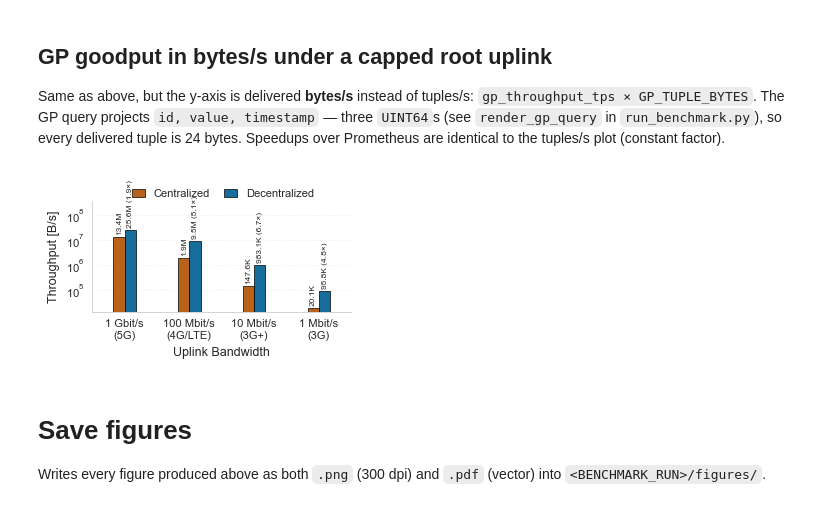
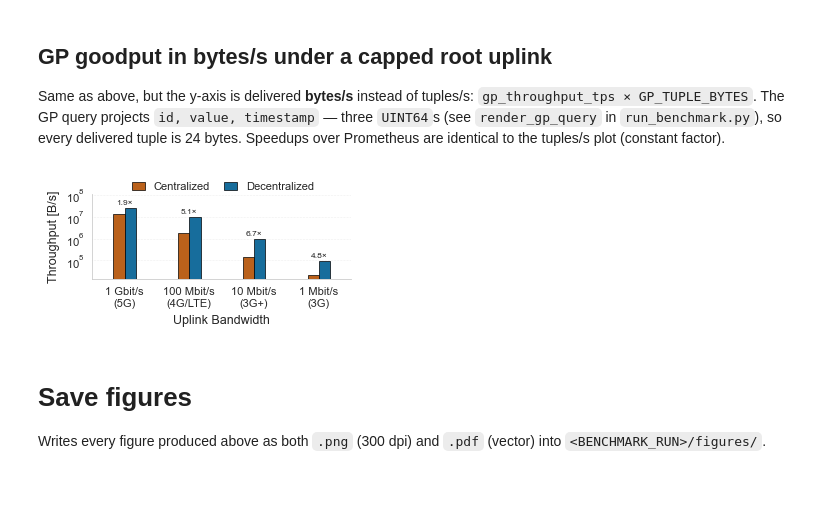
Before and after one commit to ESPAT-Orga/nebulastream-espat, a Jupyter notebook: scripts/benchmarking/distributed_statistic_collection/plots/DistributedStatisticCollection.ipynb, the cells around one changed output. Drawn from its saved outputs; the diff is of its cells as text; code cells hidden in the pictures.

```diff
--- a/scripts/benchmarking/distributed_statistic_collection/plots/DistributedStatisticCollection.ipynb
+++ b/scripts/benchmarking/distributed_statistic_collection/plots/DistributedStatisticCollection.ipynb
@@ -22,6 +22,7 @@ import glob
 import os
 
 import matplotlib.pyplot as plt
+from matplotlib.ticker import LogLocator
 import pandas as pd
 import seaborn as sns
 
@@ -45,6 +46,9 @@ PAPER_RC = {
 
 # Column widths in inches: single column and full width of a two-column layout.
 COL_W, FULL_W = 3.3, 7.0
+# Panel height in inches. Kept well under COL_W: these are wide-and-short bar panels sitting in a
+# two-column layout, and a taller box only stretches the whitespace between the bars and the labels.
+PANEL_H = 1.7
 BAR_WIDTH = 0.35  # narrow bars: grouped bars read as pairs, not slabs
 
 # Two methods compared: WEAVE (our integrated edge path `local`, blue/solid) vs the SOTA
@@ -163,7 +167,7 @@ if summary is None:
 else:
     shown = summary[summary["variant"].isin(VARIANT_ORDER)]
     with sns.plotting_context("paper", rc=PAPER_RC):
-        fig, ax = plt.subplots(figsize=(COL_W, 1.9))
+        fig, ax = plt.subplots(figsize=(COL_W, PANEL_H))
         sns.barplot(
             data=shown,
             x="topology",
@@ -178,6 +182,9 @@ else:
             ax=ax,
         )
         ax.set_yscale("log")
+        # Force one tick per decade: at PANEL_H the auto locator thins the log axis down to a single
+        # labelled decade, which makes the scale unreadable.
+        ax.yaxis.set_major_locator(LogLocator(base=10.0, numticks=15))
         ax.set_xlabel("Topology (nodes per level, root → leaves)")
         ax.set_ylabel("Traffic to root [MB]")
         ax.grid(True, axis="y", linestyle=":", linewidth=0.4, alpha=0.6)
@@ -406,50 +415,52 @@ else:
             edgecolor="black",
             linewidth=0.5,
             col="topology",
             col_order=ctopos,
             col_wrap=min(2, len(ctopos)),
-            height=2.0,
-            aspect=COL_W / 2.0,
+            height=PANEL_H,
+            aspect=COL_W / PANEL_H,  # aspect is width/height: this pins the figure width to COL_W
         )
         g.set(yscale="log")
         g.set_axis_labels("Uplink Bandwidth", "Throughput [B/s]")
         g.set_titles("")
         for topo, ax in g.axes_dict.items():
             ax.grid(True, axis="y", linestyle=":", linewidth=0.4, alpha=0.6)
             ax.tick_params(length=2, width=0.6)
+            # Force one tick per decade: at PANEL_H the auto locator thins the log axis down to a
+            # single labelled decade, which makes the scale unreadable.
+            ax.yaxis.set_major_locator(LogLocator(base=10.0, numticks=15))
             sns.despine(ax=ax)
-            # One container per variant (hue), in VARIANT_ORDER; bars in bw_order. Every bar gets its
-            # value; non-baseline bars also carry the speedup over the SOTA/Non-Integrated bar at the
-            # same bandwidth. Rotated so the paired labels don't collide.
-            for variant, container in zip(VARIANT_ORDER, ax.containers):
-                labels = []
+            # The speedup over the SOTA/Non-Integrated bar goes ONCE per bandwidth group, sitting just
+            # above the taller bar of the pair, rather than tacked onto the second bar's own label.
+            _tops = {bw: 0.0 for bw in bw_order}
+            for container in ax.containers:
                 for bw, bar in zip(bw_order, container):
-                    value = fmt_si(bar.get_height())
-                    ref = base_b.get((topo, bw), float("nan"))
-                    if variant == "prometheus" or not ref:
-                        labels.append(value)
-                    else:
-                        labels.append(f"{value} ({bar.get_height() / ref:.1f}×)")
-                ax.bar_label(container, labels=labels, padding=1.5, fontsize=6, rotation=90)
-            # Headroom above the tallest bar so the rotated labels don't clip on the log axis.
-            ax.set_ylim(top=ax.get_ylim()[1] * 10)
+                    _tops[bw] = max(_tops[bw], bar.get_height())
+            for x, (bw, bar) in enumerate(zip(bw_order, ax.containers[VARIANT_ORDER.index("local")])):
+                ref = base_b.get((topo, bw))
+                if ref:
+                    ax.annotate(f"{bar.get_height() / ref:.1f}×", xy=(x, _tops[bw]), xytext=(0, 2),
+                                textcoords="offset points", ha="center", va="bottom", fontsize=6)
+            # Headroom above the tallest bar for the speedup row. Only that one line sits up there
+            # now that the bars carry no value labels, so a few decades is plenty.
+            ax.set_ylim(top=ax.get_ylim()[1] * 3)
         # Legend above the axes (single row, no frame) — no suptitle, the caption carries it.
         sns.move_legend(
             g,
             "lower center",
             bbox_to_anchor=(0.45, 0.85),
             ncol=len(LABEL_ORDER),
             frameon=False,
             title=None,
             handlelength=1.2,
             columnspacing=1.2,
             borderpad=0.2,
         )
         g.figure.subplots_adjust(top=0.88)
         FIGURES["gp_goodput_vs_bandwidth"] = g.figure
         plt.show()
 # %% [output]
-[figure, old version]
+[figure, new version]
 # %% [markdown]
 # Save figures
 
```
Also changed, not shown: parts of 3 cells of this notebook, 16 other files.
